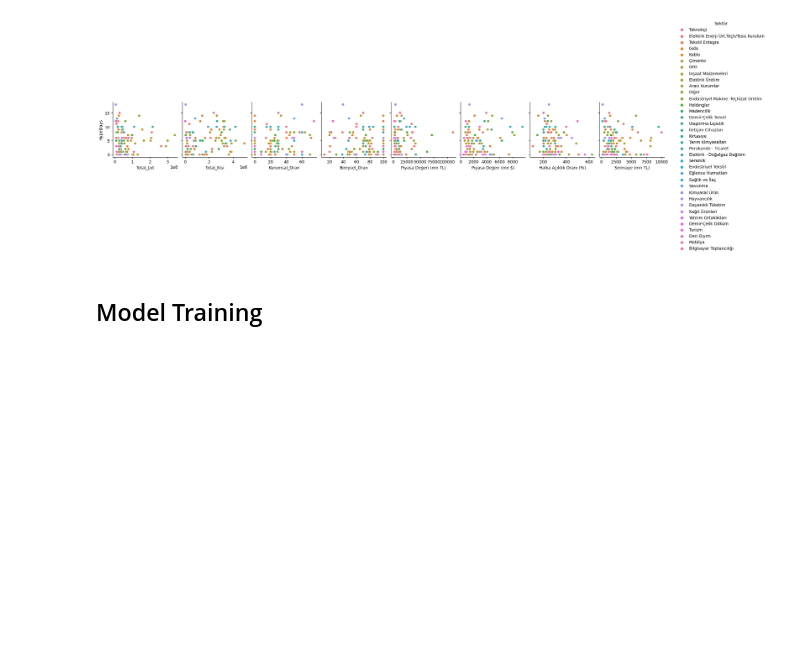
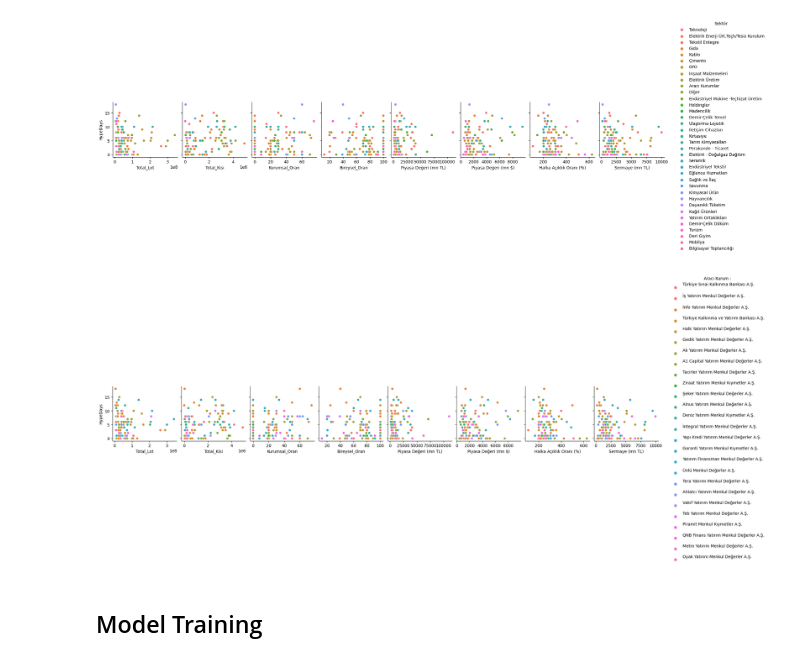
Before and after one commit to uguratli/HalkaArz, a Jupyter notebook: halka_arz.ipynb, the cells around one changed output. Cells and saved outputs as stored; diff of their text form; code cells hidden in the pictures; blank space fills up the shorter version.

```diff
--- a/halka_arz.ipynb
+++ b/halka_arz.ipynb
@@ -590,6 +585,14 @@ sns.pairplot(df, x_vars=['Total_Lot', 'Total_Kisi',
 plt.show()
 # %% [output]
 [figure]
+# %%
+sns.pairplot(df, x_vars=['Total_Lot', 'Total_Kisi',
+       'Kurumsal_Oran', 'Bireysel_Oran', 'Piyasa Değeri (mn TL)',
+       'Piyasa Değeri (mn $)', 'Halka Açıklık Oranı (%)', 'Sermaye (mn TL)'],
+       y_vars=['HypeDays'], hue='Aracı Kurum : ')
+plt.show()
+# %% [output]
+[figure, added]
 # %% [markdown]
 ## Model Training
 # %%
```
Also changed, not shown: parts of 43 cells of this notebook.
